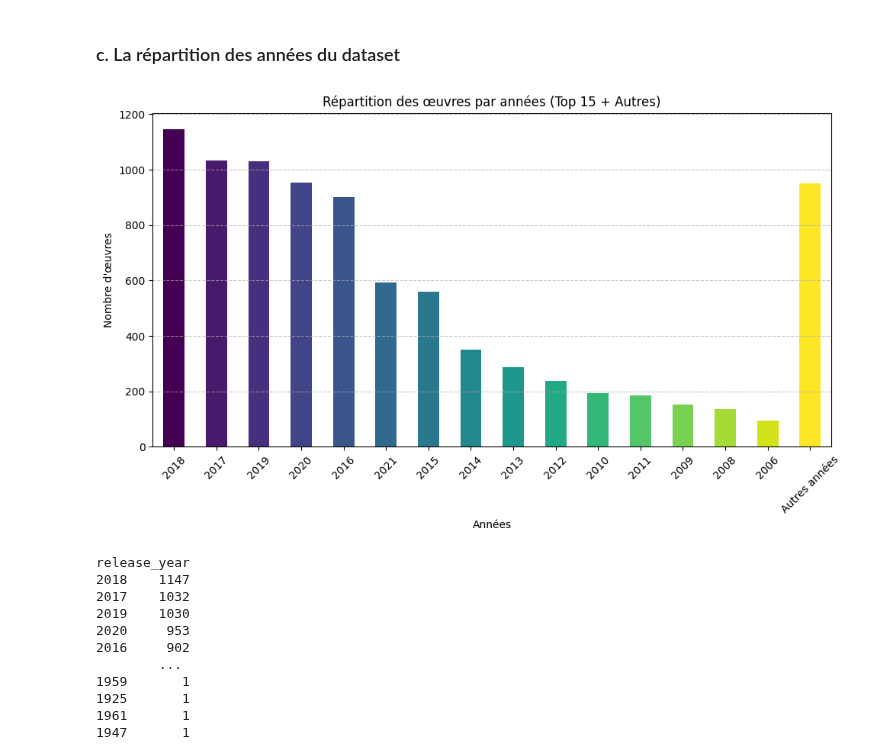
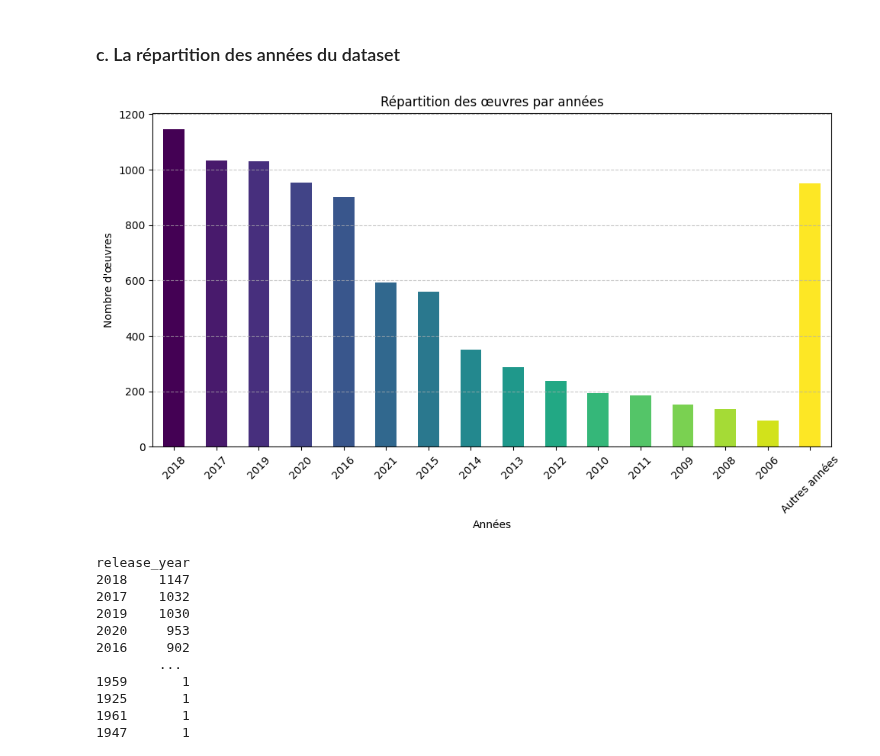
Before and after one commit to ines-lorquet/netflix-insights, a Jupyter notebook: Netflix Data Analysis.ipynb, the cells around one changed output. Saved outputs shown, nothing was run; the diff lists cells and outputs as text; code cells hidden in the pictures.

```diff
--- a/Netflix Data Analysis.ipynb
+++ b/Netflix Data Analysis.ipynb
@@ -588,30 +588,30 @@ Nombre de valeurs différentes dans la colonne 'country' : 748
 # %%
 # Les 15 premiers années avec le plus grand nombre d'œuvres
 top_years = df['release_year'].value_counts().head(15)
 
 # Calculer la somme des œuvres des autres années
 other_years = df['release_year'].value_counts().tail(-15)
 other_years_sum = other_years.sum()
 
 # Créer une série contenant les 15 années les plus productives et la somme des autres années
 all_years = pd.concat([top_years, pd.Series(other_years_sum, index=['Autres années'])])
 
 # Créer la colormap Viridis
 cmap = plt.get_cmap('viridis')
 colors = cmap(np.linspace(0, 1, len(all_countries)))
 
 # Créer le graphique à barres
 plt.figure(figsize=(10, 6))
 all_years.plot(kind='bar', color=colors)
-plt.title("Répartition des œuvres par années (Top 15 + Autres)")
+plt.title("Répartition des œuvres par années")
 plt.xlabel("Années")
 plt.ylabel("Nombre d'œuvres")
 plt.xticks(rotation=45)  # Rotation des étiquettes de l'axe des x pour une meilleure lisibilité
 plt.grid(axis='y', linestyle='--', alpha=0.7)
 plt.tight_layout()
 plt.show()
 # %% [output]
-[figure, old version]
+[figure, new version]
 # %%
 # Compter le nombre d'œuvres de chaque type
 years_counts = df['release_year'].value_counts()
```
Also changed, not shown: parts of 16 cells of this notebook.
